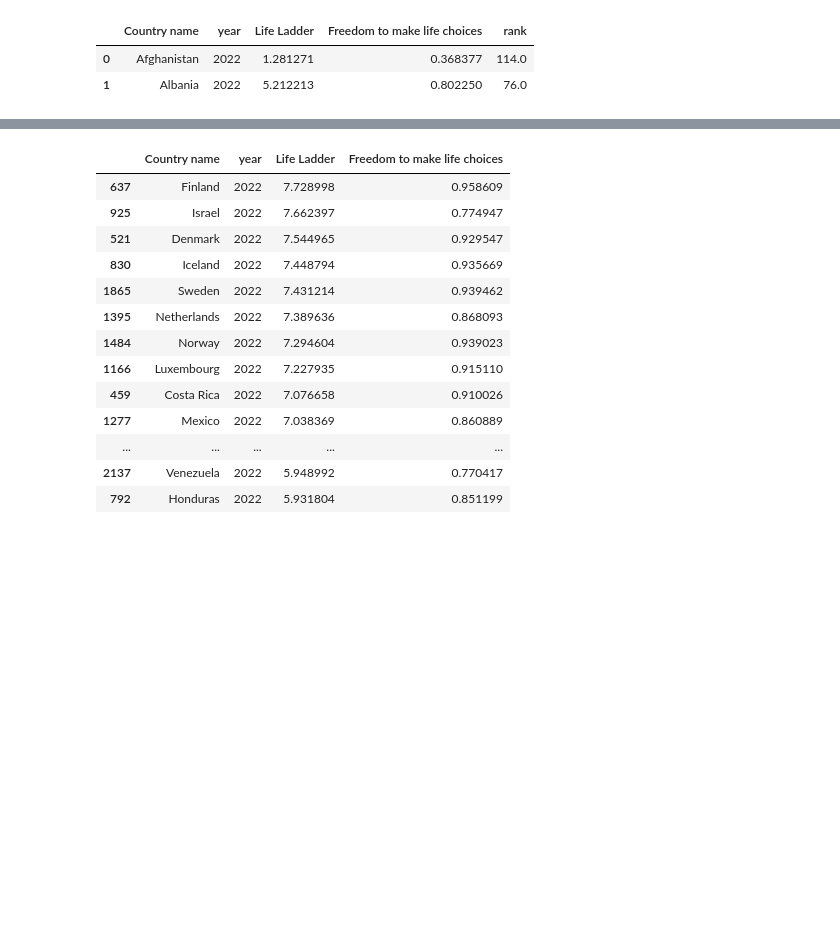
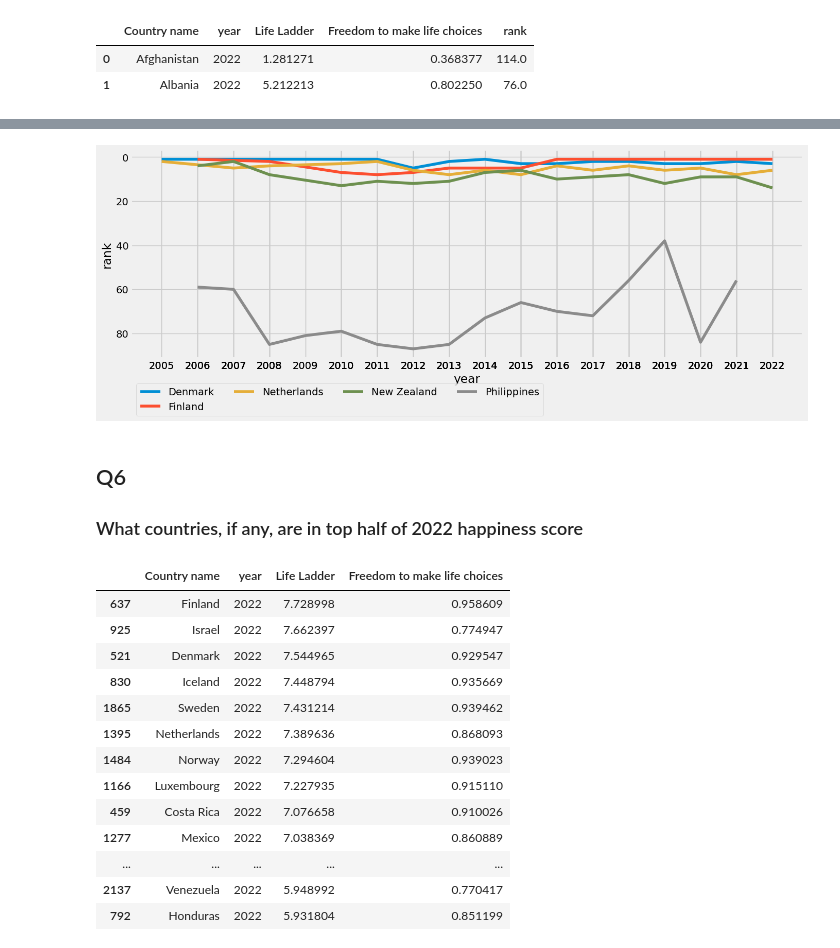
Before and after one commit to reneboygarcia/Bamboo-Weekly-by-Reuven-Lerner, a Jupyter notebook: BW_8-Happiness.ipynb, the cells around one changed output, grey strips where cells are left out. Drawn from its saved outputs; the diff is of its cells as text; code cells hidden in the pictures; blank space fills up the shorter version.

```diff
--- a/BW_8-Happiness.ipynb
+++ b/BW_8-Happiness.ipynb
@@ -219,0 +252,13 @@ df_happiness_2022.head(n=2)
+# %%
+# Q5A-Calculate how countries' ranks shifted over the years
+# Which countries had the greatest positive change, and which had the greatest negative change?
+
+# Group the dataframe by year and apply the rank operation to each group
+df_ranked = (
+    df_happiness.groupby(by=["year"], group_keys=False)
+    .apply(lambda df: df.assign(rank=df["Life Ladder"].rank(ascending=False)))
+    .reset_index(drop=True)
+)
+
+# Show Dataframe
+df_ranked
@@ -220,3 +279,31 @@ df_happiness_2022.head(n=2)
+# %%
+# # Q5A-Calculate how countries' ranks shifted over the years
+# Which countries had the greatest positive change, and which had the greatest negative change?
+
+# Filter data_ranked
+country_names = ["Finland", "Philippines", "New Zealand", "Netherlands", "Denmark"]
+df_ranked_filtered = df_ranked.loc[df_ranked["Country name"].isin(values=country_names)]
+df_ranked_filtered
+# Style
+plt.style.use("fivethirtyeight")
+plt.figure(figsize=(15, 5))
+# Plot
+ax = sns.lineplot(
+    data=df_ranked_filtered,
+    y="rank",
+    x="year",
+    hue="Country name",
+)
+# Parameters
+ax.invert_yaxis()
+plt.legend(loc="lower left", bbox_to_anchor=(0.0, -0.3), ncol=4)
+ax.set_xticks(df_ranked_filtered["year"][::1])
+plt.show()
+# %% [output]
+[figure, added]
+# %% [markdown]
+## Q6
+### What countries, if any, are in top half of 2022 happiness score
 # %%
 # Q6 -What countries, if any, are in top half of 2022 happiness score
 # and in the bottom half of 2022's "freedom to make life choices"?
```
Also changed, not shown: parts of 10 cells of this notebook.
